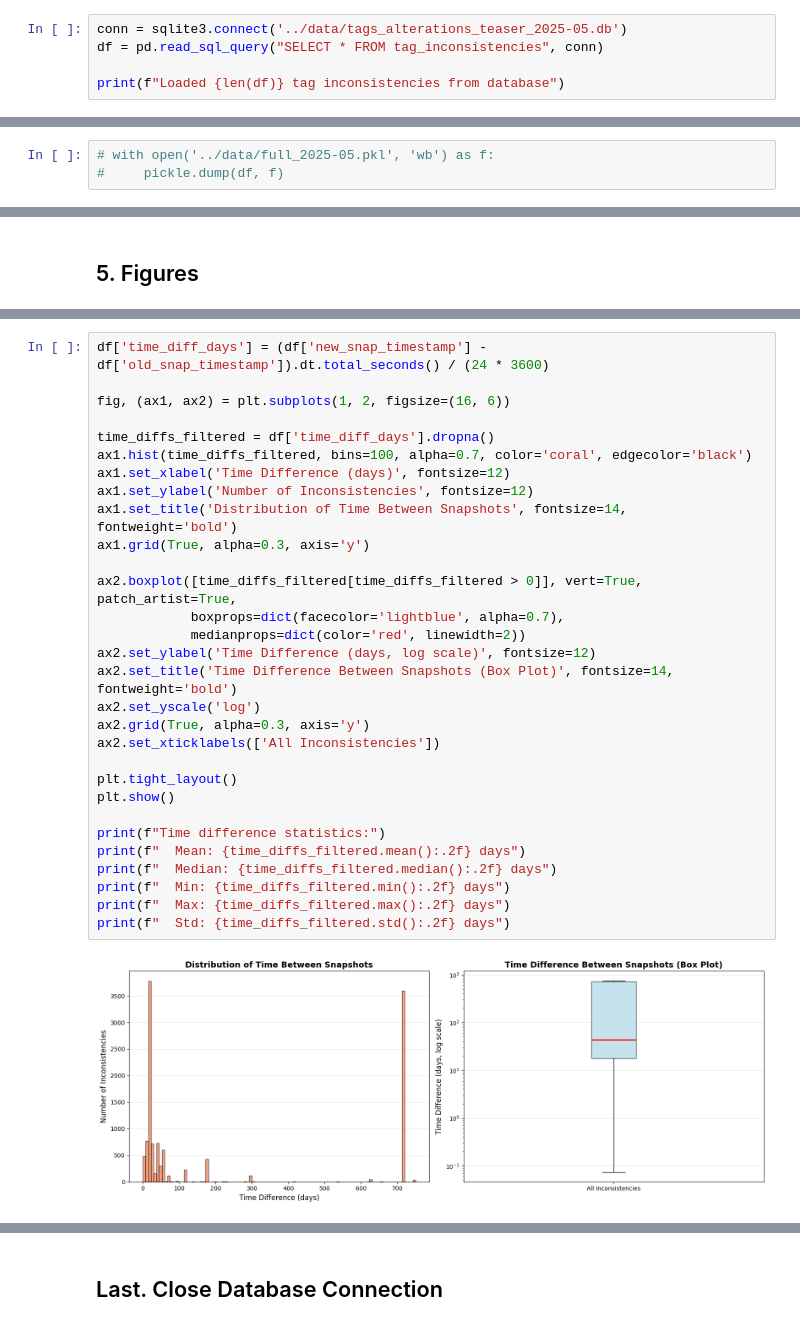
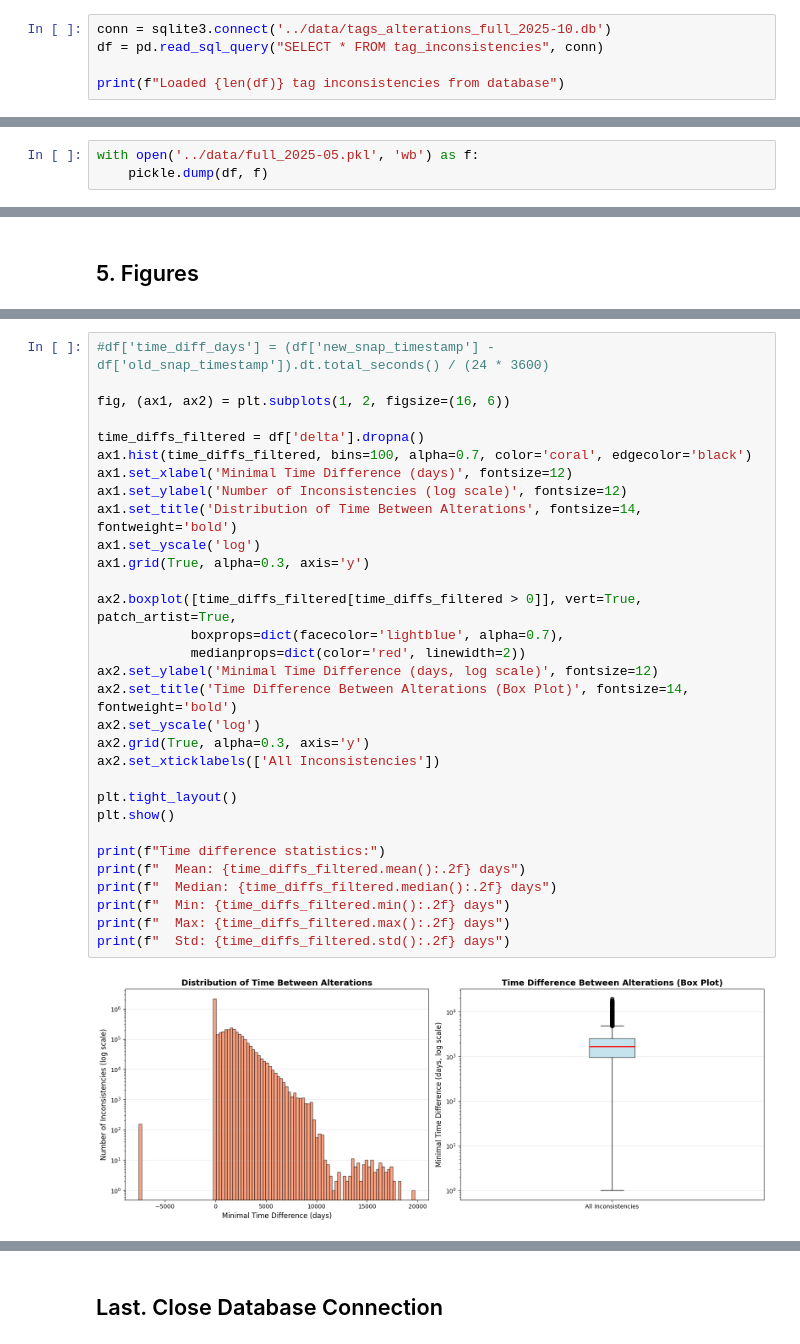
Before and after one commit to srapaport/tags-alterations, a Jupyter notebook: notebooks/analyze_tags.ipynb, the cells around one changed output, grey strips where cells are left out. Cells and saved outputs as stored; diff of their text form.

Commit message:
updated with full results for hte graph 2025-10

```diff
--- a/notebooks/analyze_tags.ipynb
+++ b/notebooks/analyze_tags.ipynb
@@ -18,7 +18,7 @@ Libraries imported successfully
 # %% [markdown]
 ### 2.1. Skip if `pickle` used
 # %%
-conn = sqlite3.connect('../data/tags_alterations_teaser_2025-05.db')
+conn = sqlite3.connect('../data/tags_alterations_full_2025-10.db')
 df = pd.read_sql_query("SELECT * FROM tag_inconsistencies", conn)
 
 print(f"Loaded {len(df)} tag inconsistencies from database")
@@ -69,6 +74,6 @@ df.head()
 # %%
-# with open('../data/full_2025-05.pkl', 'wb') as f:
-#     pickle.dump(df, f)
+with open('../data/full_2025-05.pkl', 'wb') as f:
+    pickle.dump(df, f)
 # %% [markdown]
 ## 3. Explore the DataFrame
 # %%
@@ -224,33 +233,34 @@ ModuleNotFoundError: No module named 'matplotlib'
 # %%
-df['time_diff_days'] = (df['new_snap_timestamp'] - df['old_snap_timestamp']).dt.total_seconds() / (24 * 3600)
+#df['time_diff_days'] = (df['new_snap_timestamp'] - df['old_snap_timestamp']).dt.total_seconds() / (24 * 3600)
 
 fig, (ax1, ax2) = plt.subplots(1, 2, figsize=(16, 6))
 
-time_diffs_filtered = df['time_diff_days'].dropna()
+time_diffs_filtered = df['delta'].dropna()
 ax1.hist(time_diffs_filtered, bins=100, alpha=0.7, color='coral', edgecolor='black')
-ax1.set_xlabel('Time Difference (days)', fontsize=12)
-ax1.set_ylabel('Number of Inconsistencies', fontsize=12)
-ax1.set_title('Distribution of Time Between Snapshots', fontsize=14, fontweight='bold')
+ax1.set_xlabel('Minimal Time Difference (days)', fontsize=12)
+ax1.set_ylabel('Number of Inconsistencies (log scale)', fontsize=12)
+ax1.set_title('Distribution of Time Between Alterations', fontsize=14, fontweight='bold')
+ax1.set_yscale('log')
 ax1.grid(True, alpha=0.3, axis='y')
 
 ax2.boxplot([time_diffs_filtered[time_diffs_filtered > 0]], vert=True, patch_artist=True,
             boxprops=dict(facecolor='lightblue', alpha=0.7),
             medianprops=dict(color='red', linewidth=2))
-ax2.set_ylabel('Time Difference (days, log scale)', fontsize=12)
-ax2.set_title('Time Difference Between Snapshots (Box Plot)', fontsize=14, fontweight='bold')
+ax2.set_ylabel('Minimal Time Difference (days, log scale)', fontsize=12)
+ax2.set_title('Time Difference Between Alterations (Box Plot)', fontsize=14, fontweight='bold')
 ax2.set_yscale('log')
 ax2.grid(True, alpha=0.3, axis='y')
 ax2.set_xticklabels(['All Inconsistencies'])
 
 plt.tight_layout()
 plt.show()
 
 print(f"Time difference statistics:")
 print(f"  Mean: {time_diffs_filtered.mean():.2f} days")
 print(f"  Median: {time_diffs_filtered.median():.2f} days")
 print(f"  Min: {time_diffs_filtered.min():.2f} days")
 print(f"  Max: {time_diffs_filtered.max():.2f} days")
 print(f"  Std: {time_diffs_filtered.std():.2f} days")
 # %% [output]
-[figure, old version]
+[figure, new version]
 Time difference statistics:
```
Also changed, not shown: parts of 14 cells of this notebook, 1 other file.
